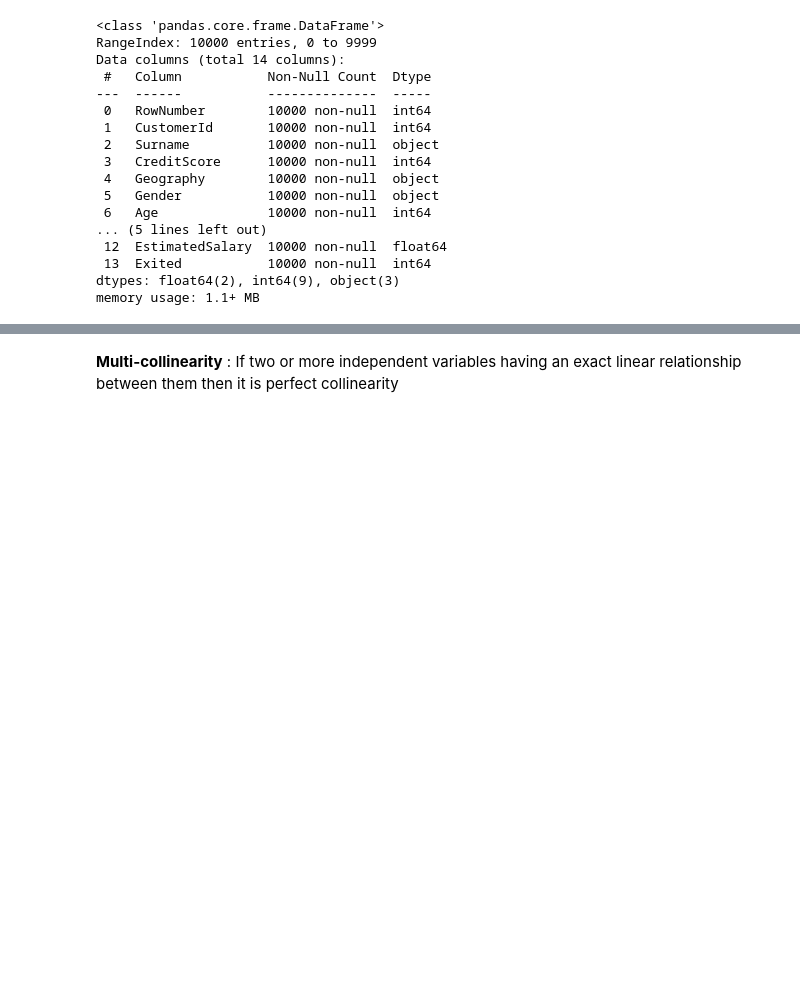
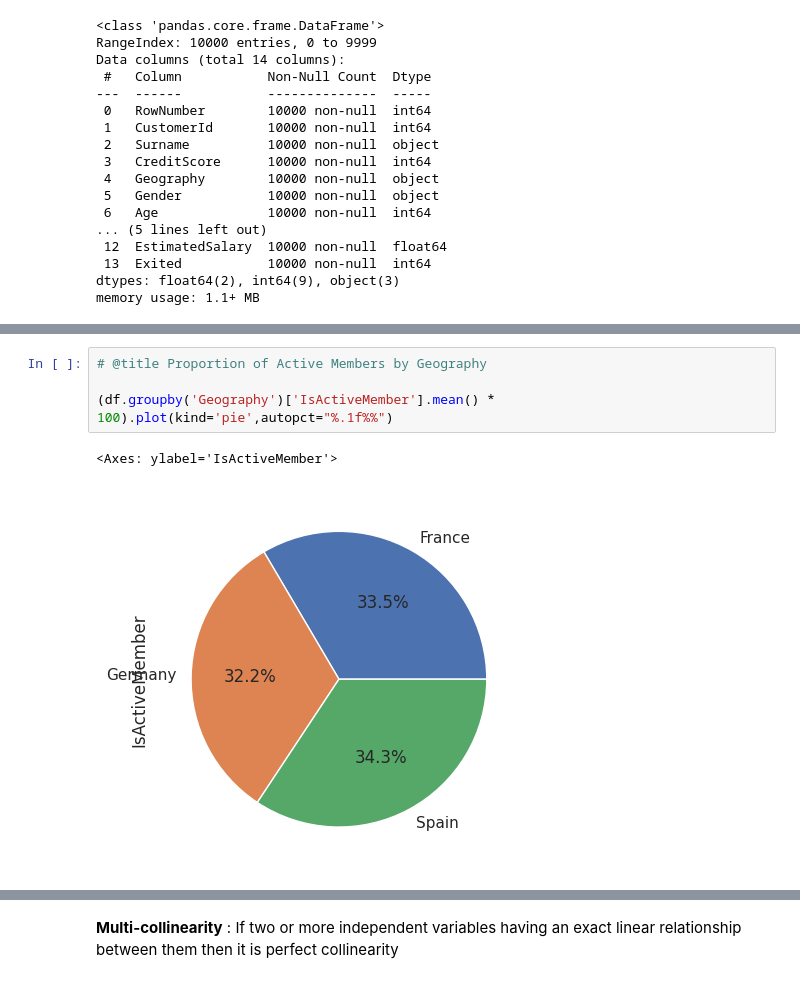
Before and after one commit to Ganesh7134/Bank-cusomer-churn-prediction, a Jupyter notebook: Bank_customer_churn_prediction.ipynb, the cells around one changed output, grey strips where cells are left out. Saved outputs shown, nothing was run; the diff lists cells and outputs as text; blank space fills up the shorter version.

```diff
--- a/Bank_customer_churn_prediction.ipynb
+++ b/Bank_customer_churn_prediction.ipynb
@@ -54,0 +83,7 @@ df.describe() # statistical info
+# %%
+# @title Proportion of Active Members by Geography
+
+(df.groupby('Geography')['IsActiveMember'].mean() * 100).plot(kind='pie',autopct="%.1f%%")
+# %% [output]
+<Axes: ylabel='IsActiveMember'>
+[figure, added]
```
Also changed, not shown: parts of 6 cells of this notebook.
